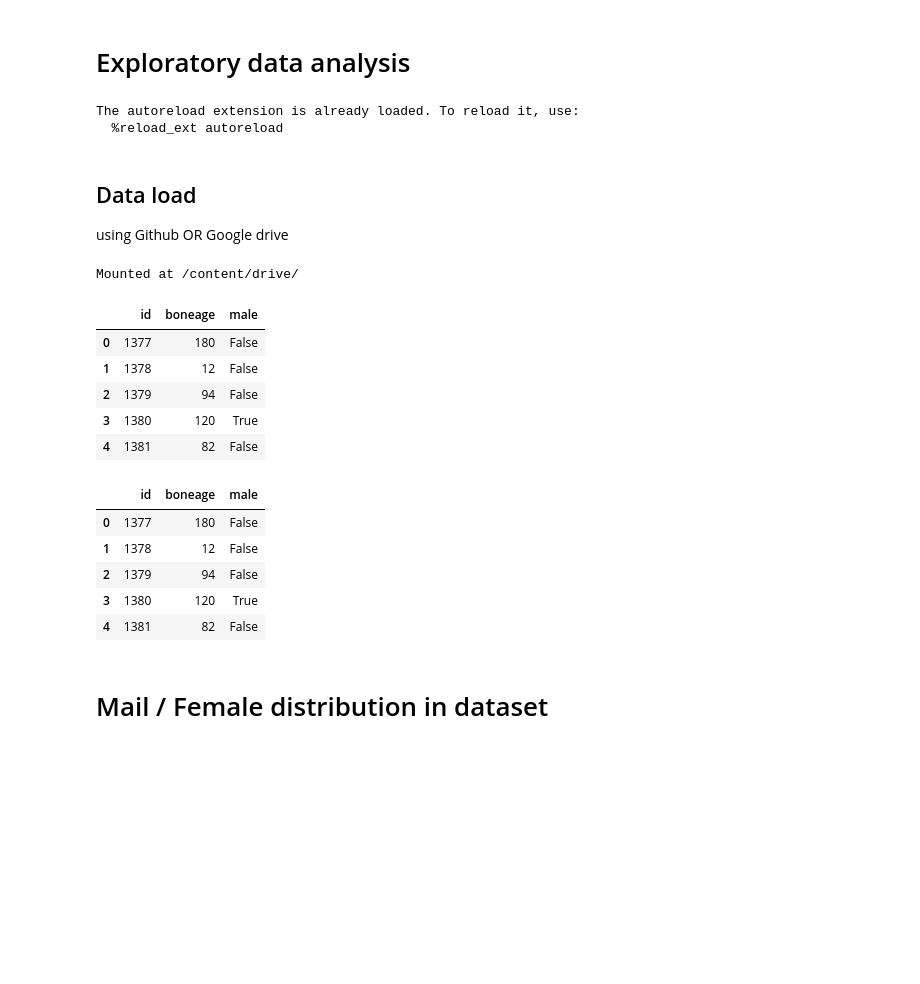
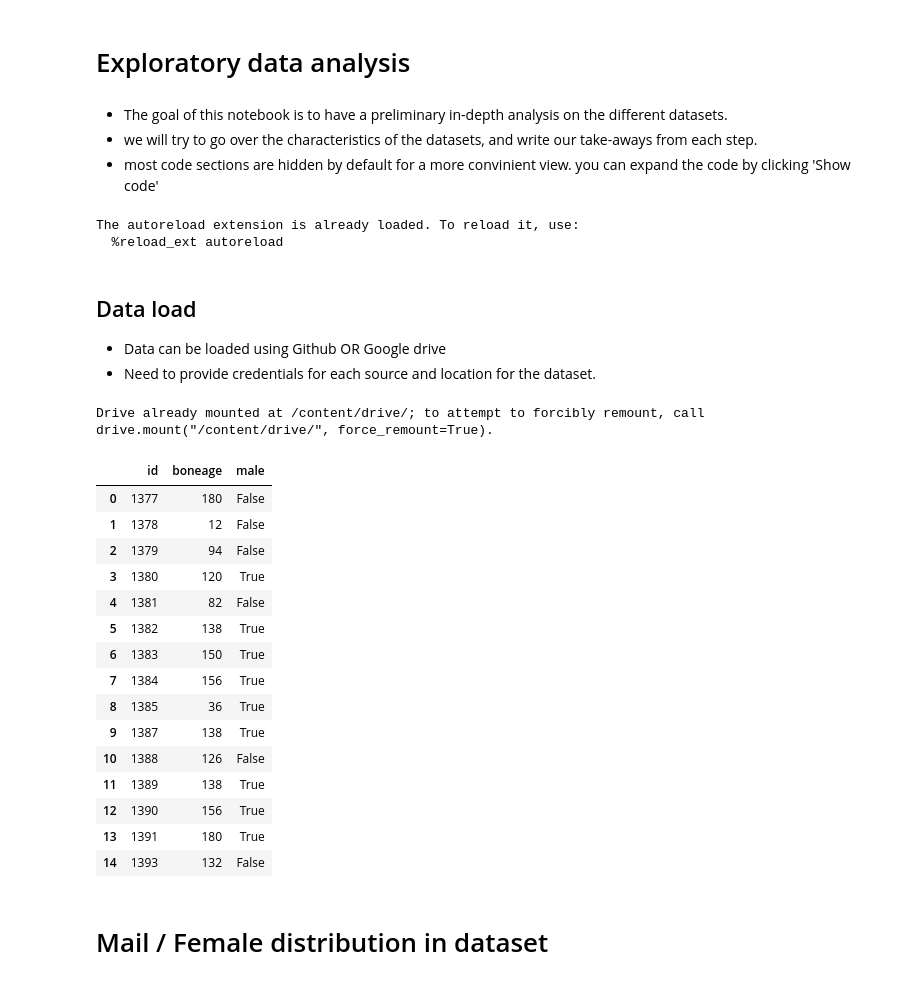
Before and after one commit to tomvin6/bone-age-assessment, a Jupyter notebook: eda/EDA_Bone_age_assessment_(RSNA_dataset).ipynb, the cells around one changed output. Drawn from its saved outputs; the diff is of its cells as text; code cells hidden in the pictures; blank space fills up the shorter version.

```diff
--- a/eda/EDA_Bone_age_assessment_(RSNA_dataset).ipynb
+++ b/eda/EDA_Bone_age_assessment_(RSNA_dataset).ipynb
@@ -1,3 +1,7 @@
 # %% [markdown]
 # Exploratory data analysis
+# %% [markdown]
+* The goal of this notebook is to have a preliminary in-depth analysis on the different datasets.
+* we will try to go over the characteristics of the datasets, and write our take-aways from each step.
+* most code sections are hidden by default for a more convinient view. you can expand the code by clicking 'Show code'
 # %%
@@ -38,4 +43,5 @@ The autoreload extension is already loaded. To reload it, use:
   %reload_ext autoreload
 # %% [markdown]
 ## Data load
-using Github OR Google drive
+* Data can be loaded using Github OR Google drive
+* Need to provide credentials for each source and location for the dataset.
@@ -42,13 +56,5 @@ using Github OR Google drive
 # %%
-# Config
-data_source = 'drive' # 'wget' 'drive'
-is_preprocessed_data = True
-is_demo_data = True
-default_drive_mounth = '/content/drive/'
-default_drive_dataset = r'MyDrive/master/final_work/bone_age/full_data/'
-github_data_location = r'/content/bone-age-assessment'
-
-
+#@title  Showing samples from the dataset (each row contains all data we have per image){ vertical-output: true }
 import os
 from getpass import getpass
 import urllib
@@ -61,7 +67,7 @@ def load_github():
   if not(folder.exists()):
     # get details from user
     os.environ['user'] = user = 'tomvin6' #input('User name: ')
-    os.environ['password'] = password = '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' # getpass('Password: ')
+    os.environ['password'] = password = # getpass('Password: ')
     password = urllib.parse.quote(password) # your password is converted into url format
     os.environ['repo_name'] = repo_name = 'bone-age-assessment' #input('Repo name: ')
     !git clone https://$user:$password@github.com/$repo_name.git
@@ -81,42 +87,46 @@ def get_data_folder(data_source, is_preprocessed_data, is_demo_data):
       data_location = load_github()
       data_path = os.environ['github_data_path'] = data_location + '/demo-data/'
 
       !unzip -o $data_path/bone-age.zip -d /tmp/bone-age
 
   else:
     if is_preprocessed_data:
       if is_demo_data:
         ! [ ! -f /tmp/bone-age.zip ] && wget http://data.neu.ro/bone-age-tiny.zip -O /tmp/bone-age.zip
       else:
         ! [ ! -f /tmp/bone-age.zip ] && wget http://data.neu.ro/bone-age-full.zip -O /tmp/bone-age.zip
     else:
       raise Error('not supported')
 
 
   return data_location
 
 
 original_data_path, preprocessed_data_path = get_data_folder(data_source, is_preprocessed_data, is_demo_data)
 preprocessed_df = pd.read_csv(preprocessed_data_path + 'train.csv') # ground truth
 original_df = pd.read_csv(original_data_path + 'train.csv') # ground truth
 
 bone_age_frame = preprocessed_df
-display(preprocessed_df.head())
-display(original_df.head())
+display(preprocessed_df.head(15))
+# display(original_df.head())
 # %% [output]
-Mounted at /content/drive/
+Drive already mounted at /content/drive/; to attempt to forcibly remount, call drive.mount("/content/drive/", force_remount=True).
 |  | id | boneage | male |
 | 0 | 1377 | 180 | False |
 | 1 | 1378 | 12 | False |
 | 2 | 1379 | 94 | False |
 | 3 | 1380 | 120 | True |
 | 4 | 1381 | 82 | False |
+| 5 | 1382 | 138 | True |
+| 6 | 1383 | 150 | True |
+| 7 | 1384 | 156 | True |
+| 8 | 1385 | 36 | True |
+| 9 | 1387 | 138 | True |
+| 10 | 1388 | 126 | False |
+| 11 | 1389 | 138 | True |
+| 12 | 1390 | 156 | True |
+| 13 | 1391 | 180 | True |
+| 14 | 1393 | 132 | False |
-|  | id | boneage | male |
-| 0 | 1377 | 180 | False |
-| 1 | 1378 | 12 | False |
-| 2 | 1379 | 94 | False |
-| 3 | 1380 | 120 | True |
-| 4 | 1381 | 82 | False |
 # %% [markdown]
 # Mail / Female distribution in dataset
 # %%
```
Also changed, not shown: parts of 23 cells of this notebook.
